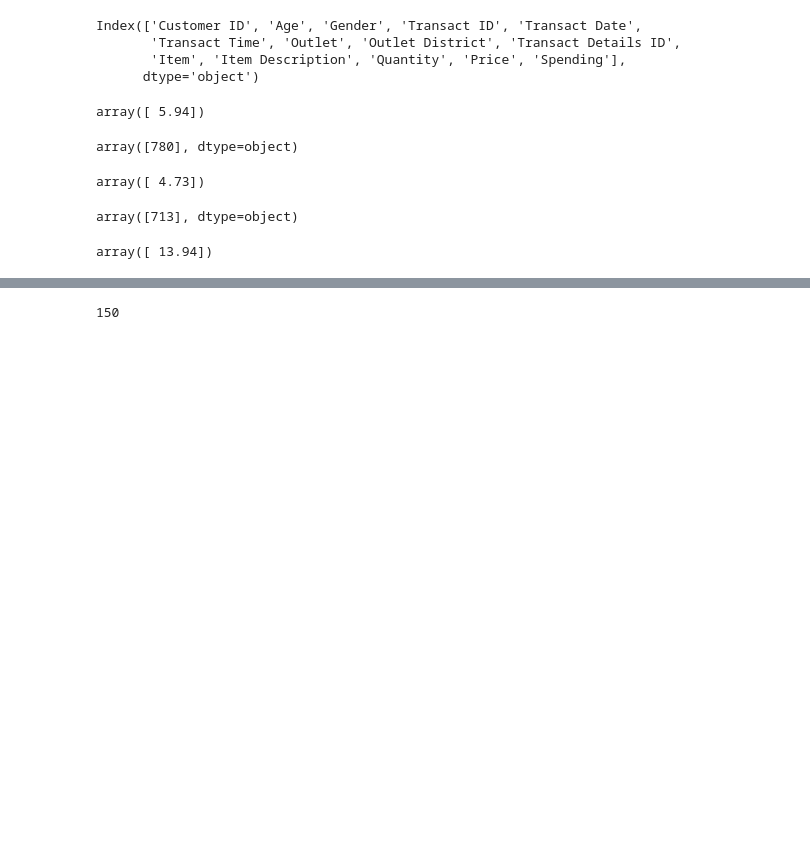
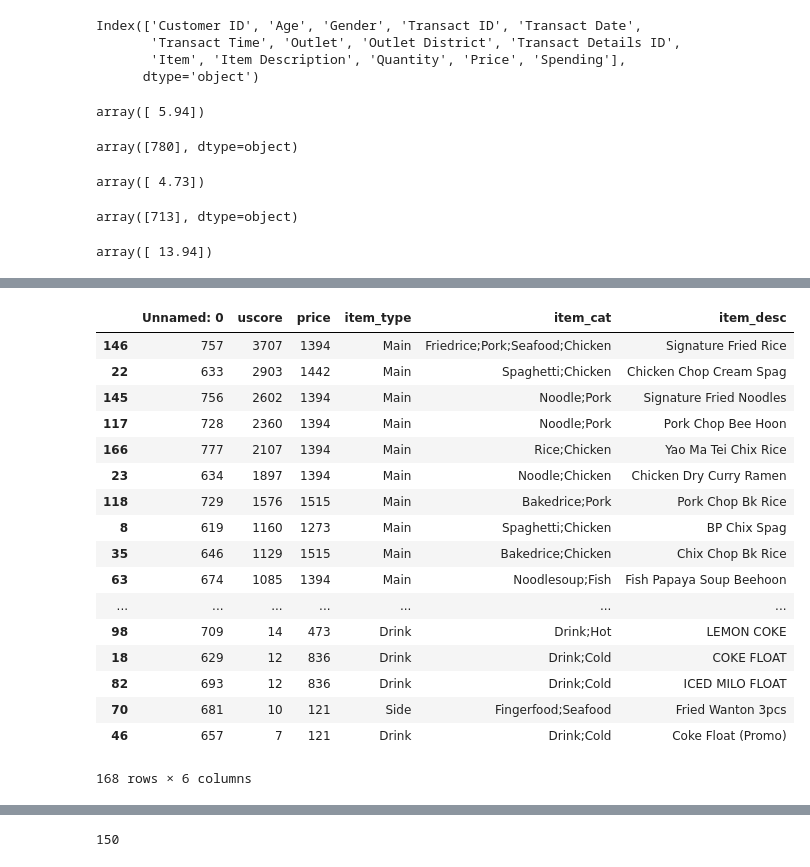
Before and after one commit to shiquan-lim/y3optim, a Jupyter notebook: notebooks/Transaction data cleaning.ipynb, the cells around one changed output, grey strips where cells are left out. Cells and saved outputs as stored; diff of their text form; code cells hidden in the pictures; blank space fills up the shorter version.

```diff
--- a/notebooks/Transaction data cleaning.ipynb
+++ b/notebooks/Transaction data cleaning.ipynb
@@ -111 +120,22 @@ df = pd.read_csv(temp)
+# %%
+df.sort_values(['uscore'],ascending=False)
+# %% [output]
+|  | Unnamed: 0 | uscore | price | item_type | item_cat | item_desc |
+| 146 | 757 | 3707 | 1394 | Main | Friedrice;Pork;Seafood;Chicken | Signature Fried Rice |
+| 22 | 633 | 2903 | 1442 | Main | Spaghetti;Chicken | Chicken Chop Cream Spag |
+| 145 | 756 | 2602 | 1394 | Main | Noodle;Pork | Signature Fried Noodles |
+| 117 | 728 | 2360 | 1394 | Main | Noodle;Pork | Pork Chop Bee Hoon |
+| 166 | 777 | 2107 | 1394 | Main | Rice;Chicken | Yao Ma Tei Chix Rice |
+| 23 | 634 | 1897 | 1394 | Main | Noodle;Chicken | Chicken Dry Curry Ramen |
+| 118 | 729 | 1576 | 1515 | Main | Bakedrice;Pork | Pork Chop Bk Rice |
+| 8 | 619 | 1160 | 1273 | Main | Spaghetti;Chicken | BP Chix Spag |
+| 35 | 646 | 1129 | 1515 | Main | Bakedrice;Chicken | Chix Chop Bk Rice |
+| 63 | 674 | 1085 | 1394 | Main | Noodlesoup;Fish | Fish Papaya Soup Beehoon |
+| ... | ... | ... | ... | ... | ... | ... |
+| 98 | 709 | 14 | 473 | Drink | Drink;Hot | LEMON COKE |
+| 18 | 629 | 12 | 836 | Drink | Drink;Cold | COKE FLOAT |
+| 82 | 693 | 12 | 836 | Drink | Drink;Cold | ICED MILO FLOAT |
+| 70 | 681 | 10 | 121 | Side | Fingerfood;Seafood | Fried Wanton 3pcs |
+| 46 | 657 | 7 | 121 | Drink | Drink;Cold | Coke Float (Promo) |
+168 rows × 6 columns
 # %%
```
Also changed, not shown: parts of 9 cells of this notebook, 2 other files.
